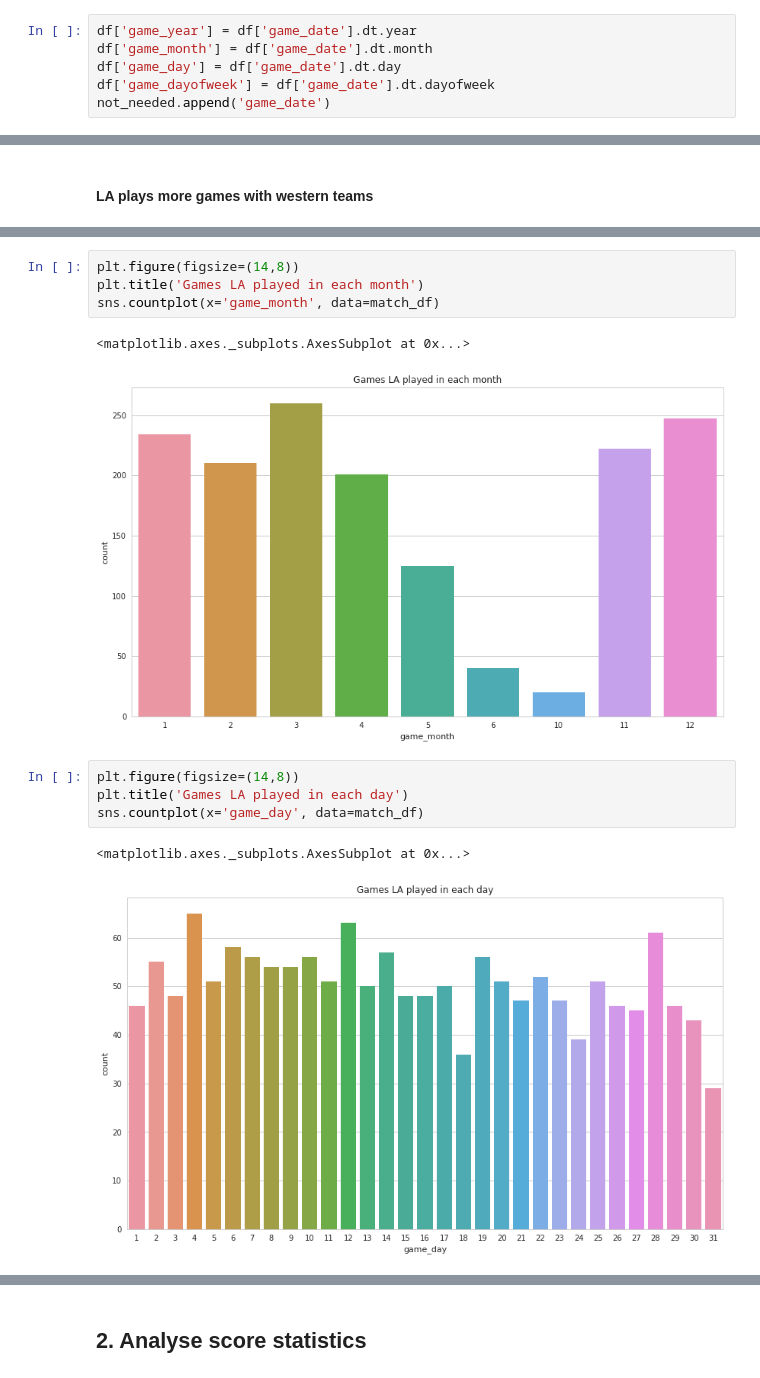
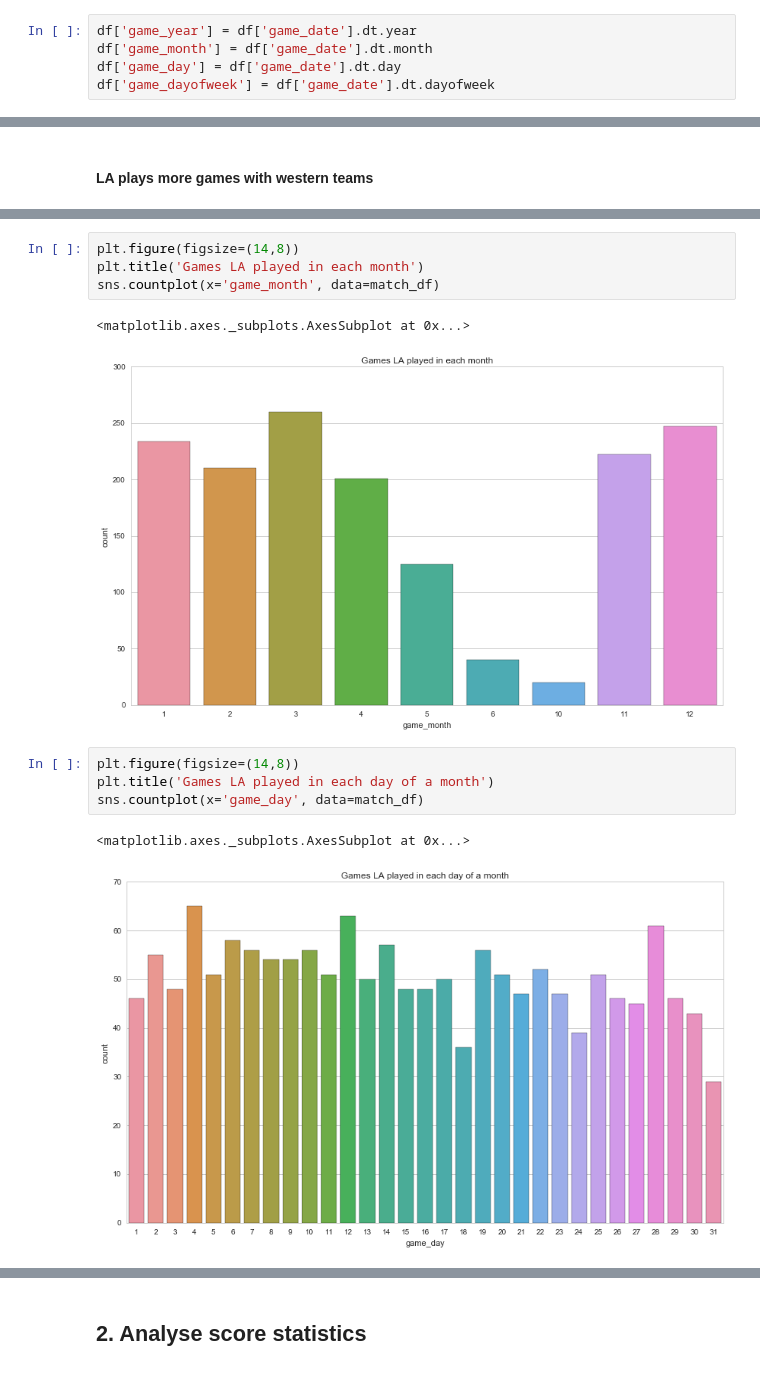
Before and after one commit to yufan-liu/kaggle, a Jupyter notebook: Kobe_Bryant_Shot_Selection/explore_data.ipynb, the cells around one changed output, grey strips where cells are left out. Cells and saved outputs as stored; diff of their text form.

```diff
--- a/Kobe_Bryant_Shot_Selection/explore_data.ipynb
+++ b/Kobe_Bryant_Shot_Selection/explore_data.ipynb
@@ -302,7 +303,6 @@ df['game_year'] = df['game_date'].dt.year
 df['game_month'] = df['game_date'].dt.month
 df['game_day'] = df['game_date'].dt.day
 df['game_dayofweek'] = df['game_date'].dt.dayofweek
-not_needed.append('game_date')
 # %%
 temp = df['matchup'].str.contains('vs.').astype('int')
 df['game_at_home'] = temp
@@ -477,12 +477,12 @@ plt.title('Games LA played in each month')
 sns.countplot(x='game_month', data=match_df)
 # %% [output]
 <matplotlib.axes._subplots.AxesSubplot at 0x...>
-[figure, old version]
+[figure, new version]
 # %%
 plt.figure(figsize=(14,8))
-plt.title('Games LA played in each day')
+plt.title('Games LA played in each day of a month')
 sns.countplot(x='game_day', data=match_df)
 # %% [output]
 <matplotlib.axes._subplots.AxesSubplot at 0x...>
-[figure, old version]
+[figure, new version]
 # %%
```
Also changed, not shown: parts of 35 cells of this notebook, 2 other files.
